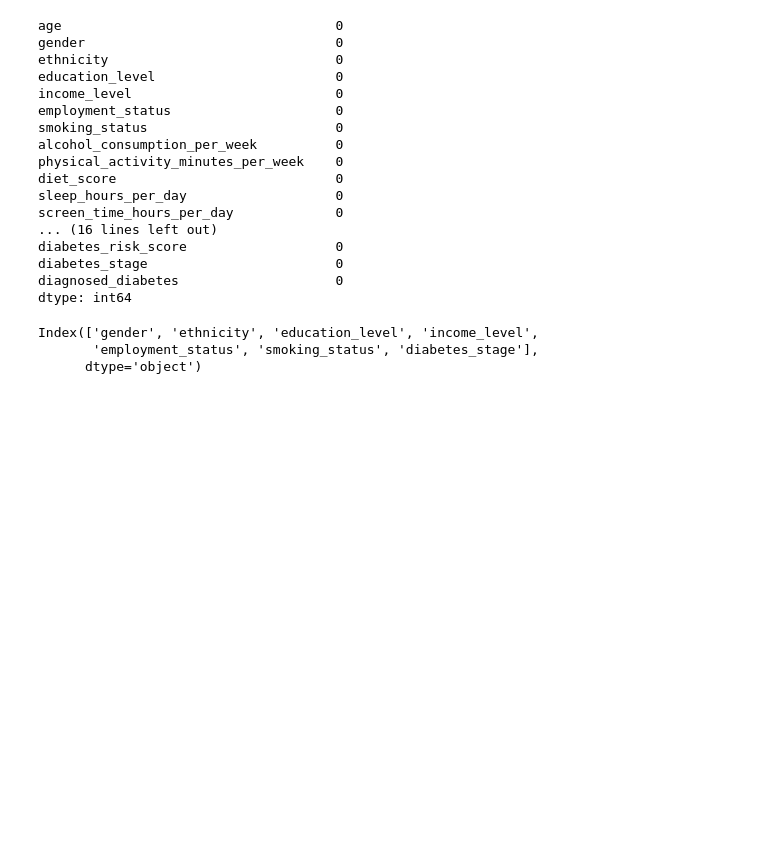
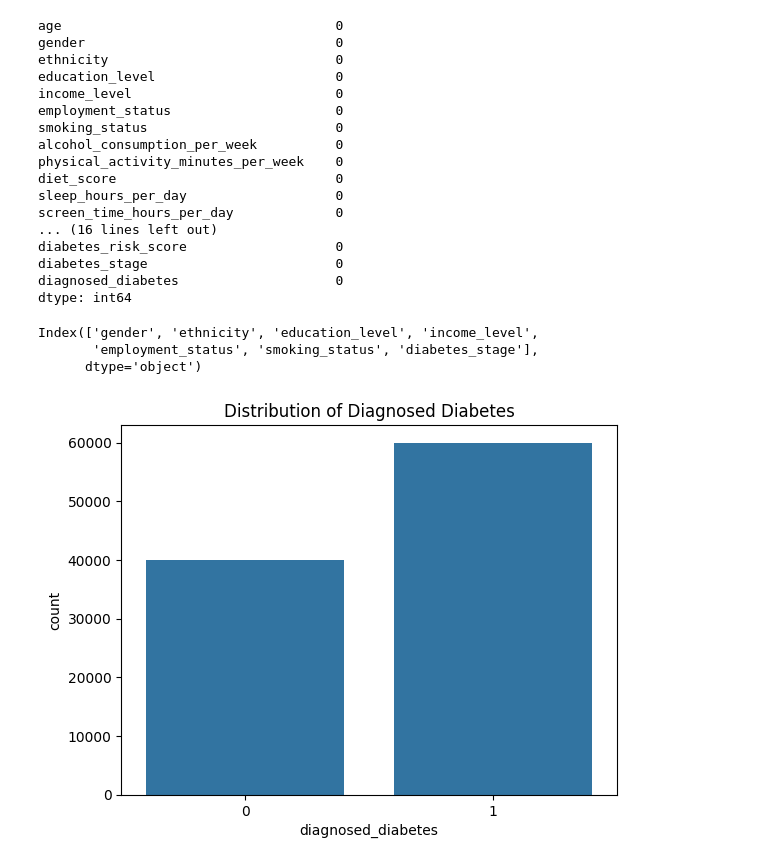
Before and after one commit to MMujtabaX/Diabetes-Health-Indicators-ML, a Jupyter notebook: notebooks/main_analysis.ipynb, the cells around one changed output. Cells and saved outputs as stored; diff of their text form; code cells hidden in the pictures; blank space fills up the shorter version.

```diff
--- a/notebooks/main_analysis.ipynb
+++ b/notebooks/main_analysis.ipynb
@@ -143,8 +143,6 @@ diabetes_risk_score                   0
 diabetes_stage                        0
 diagnosed_diabetes                    0
 dtype: int64
-# %%
-df = df.dropna()
 # %%
 df.fillna(df.mean(numeric_only=True), inplace=True)
 # %%
@@ -170,6 +168,6 @@ df = pd.get_dummies(df, columns=[
 # %%
 scaler = StandardScaler()
 
-numerical_cols = df.select_dtypes(include=['int64','float64']).columns
+features = df.drop(columns=['diagnosed_diabetes','diabetes_stage','diabetes_risk_score'])
 
-df[numerical_cols] = scaler.fit_transform(df[numerical_cols])
+scaled_features = scaler.fit_transform(features)
@@ -182,3 +182,9 @@ y_multi = df['diabetes_stage']
 # %%
 X_reg = df.drop(columns=['diabetes_risk_score'])
 y_reg = df['diabetes_risk_score']
+# %%
+sns.countplot(x='diagnosed_diabetes', data=df)
+plt.title("Distribution of Diagnosed Diabetes")
+plt.show()
+# %% [output]
+[figure, added]
```
Also changed, not shown: parts of 23 cells of this notebook.
